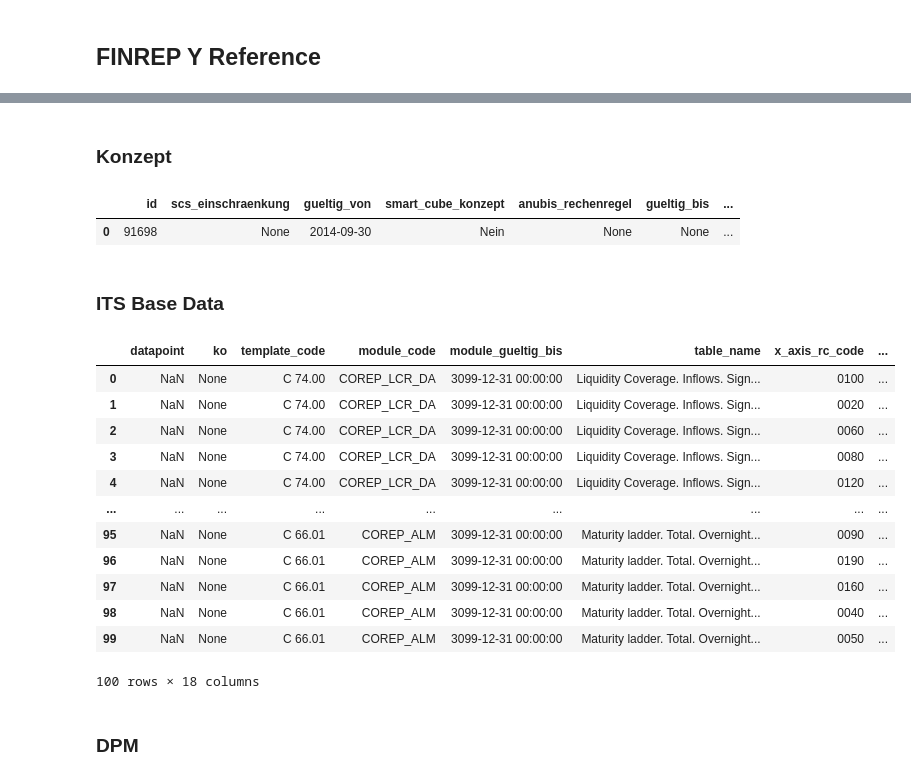
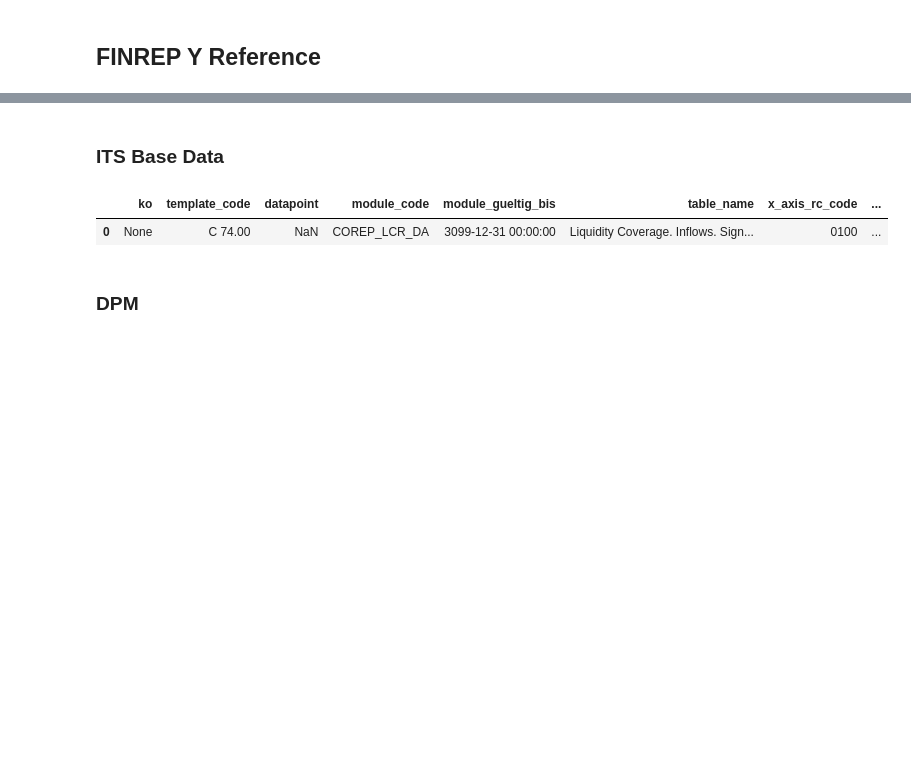
Before and after one commit to gauthy08/its_dpm, a Jupyter notebook: DB_queries.ipynb, the cells around one changed output, grey strips where cells are left out. Cells and saved outputs as stored; diff of their text form; code cells hidden in the pictures; blank space fills up the shorter version.

```diff
--- a/DB_queries.ipynb
+++ b/DB_queries.ipynb
@@ -57,22 +61,0 @@ df2.head()
-# %%
-def get_first_5_entries_df():
-    session = SessionLocal()
-    try:
-        # Abfrage: SELECT * FROM konzept ORDER BY id LIMIT 5
-        entries = session.query(MergedData).order_by(MergedData.id).all()
-        #entries = session.query(Konzept).order_by(Konzept.id).all()
-        data = []
-        for entry in entries:
-            # Konvertiere jeden Datensatz in ein Dictionary
-            # Entferne dabei den internen SQLAlchemy State (_sa_instance_state)
-            row = entry.__dict__
-            row.pop("_sa_instance_state", None)
-            data.append(row)
-        # Erstelle ein DataFrame aus der Liste der Dictionaries
-        df = pd.DataFrame(data)
-        return df
-    finally:
-        session.close()
-
-df = get_first_5_entries_df()
-df.head(1)
@@ -82,70 +62,33 @@ df.head(1)
-# %% [markdown]
-### Konzept
-# %%
-def get_entries_by_code(code_value="ISFIN0000001"):
-
-    session = SessionLocal()
-    try:
-        # Abfrage: SELECT * FROM Konzept WHERE code = 'ISFIN2022000'
-        entries = session.query(Konzept).filter(Konzept.code == code_value).order_by(Konzept.id).all()
-        #entries = session.query(Konzept).all()
-        data = []
-        for entry in entries:
-            row = entry.__dict__
-            row.pop("_sa_instance_state", None)
-            data.append(row)
-        df = pd.DataFrame(data)
-        return df
-    finally:
-        session.close()
-
-pd.set_option('display.max_columns', None)
-df1 = get_entries_by_code()
-df1
-# %% [output]
-|  | id | scs_einschraenkung | gueltig_von | smart_cube_konzept | anubis_rechenregel | gueltig_bis | ... |
-| 0 | 91698 | None | 2014-09-30 | Nein | None | None | ... |
 # %% [markdown]
 ### ITS Base Data
 # %%
 from sqlalchemy import and_
 
 def get_entries_by_code(code_value="ISFIN0009969"):
     session = SessionLocal()
     try:
         entries = session.query(ITSBaseData_new).filter(
             and_(
                 #ITSBaseData_new.konzept_code == code_value
                 ITSBaseData_new.taxonomy_code == 'COREP_3.2'
                 #ITSBaseData_new.y_axis_rc_code == '0070'  # <--- hier die zusätzliche Spalte
             )).all()
         data = []
         for entry in entries:
             row = entry.__dict__
             row.pop("_sa_instance_state", None)
             data.append(row)
         df = pd.DataFrame(data)
         return df
     finally: session.close()
 pd.set_option('display.max_columns', None)
 df2 = get_entries_by_code()
-df2.head(100)
+df2.head(1)
 
 #df2['module_id'].unique()
 # %% [output]
-|  | datapoint | ko | template_code | module_code | module_gueltig_bis | table_name | x_axis_rc_code | ... |
-| 0 | NaN | None | C 74.00 | COREP_LCR_DA | 3099-12-31 00:00:00 | Liquidity Coverage. Inflows. Sign... | 0100 | ... |
-| 1 | NaN | None | C 74.00 | COREP_LCR_DA | 3099-12-31 00:00:00 | Liquidity Coverage. Inflows. Sign... | 0020 | ... |
-| 2 | NaN | None | C 74.00 | COREP_LCR_DA | 3099-12-31 00:00:00 | Liquidity Coverage. Inflows. Sign... | 0060 | ... |
-| 3 | NaN | None | C 74.00 | COREP_LCR_DA | 3099-12-31 00:00:00 | Liquidity Coverage. Inflows. Sign... | 0080 | ... |
-| 4 | NaN | None | C 74.00 | COREP_LCR_DA | 3099-12-31 00:00:00 | Liquidity Coverage. Inflows. Sign... | 0120 | ... |
-| ... | ... | ... | ... | ... | ... | ... | ... | ... |
-| 95 | NaN | None | C 66.01 | COREP_ALM | 3099-12-31 00:00:00 | Maturity ladder. Total. Overnight... | 0090 | ... |
-| 96 | NaN | None | C 66.01 | COREP_ALM | 3099-12-31 00:00:00 | Maturity ladder. Total. Overnight... | 0190 | ... |
-| 97 | NaN | None | C 66.01 | COREP_ALM | 3099-12-31 00:00:00 | Maturity ladder. Total. Overnight... | 0160 | ... |
-| 98 | NaN | None | C 66.01 | COREP_ALM | 3099-12-31 00:00:00 | Maturity ladder. Total. Overnight... | 0040 | ... |
-| 99 | NaN | None | C 66.01 | COREP_ALM | 3099-12-31 00:00:00 | Maturity ladder. Total. Overnight... | 0050 | ... |
+|  | ko | template_code | datapoint | module_code | module_gueltig_bis | table_name | x_axis_rc_code | ... |
+| 0 | None | C 74.00 | NaN | COREP_LCR_DA | 3099-12-31 00:00:00 | Liquidity Coverage. Inflows. Sign... | 0100 | ... |
-100 rows × 18 columns
 # %% [markdown]
 ### DPM
 # %%
```
Also changed, not shown: parts of 2 cells of this notebook, 18 other files.
